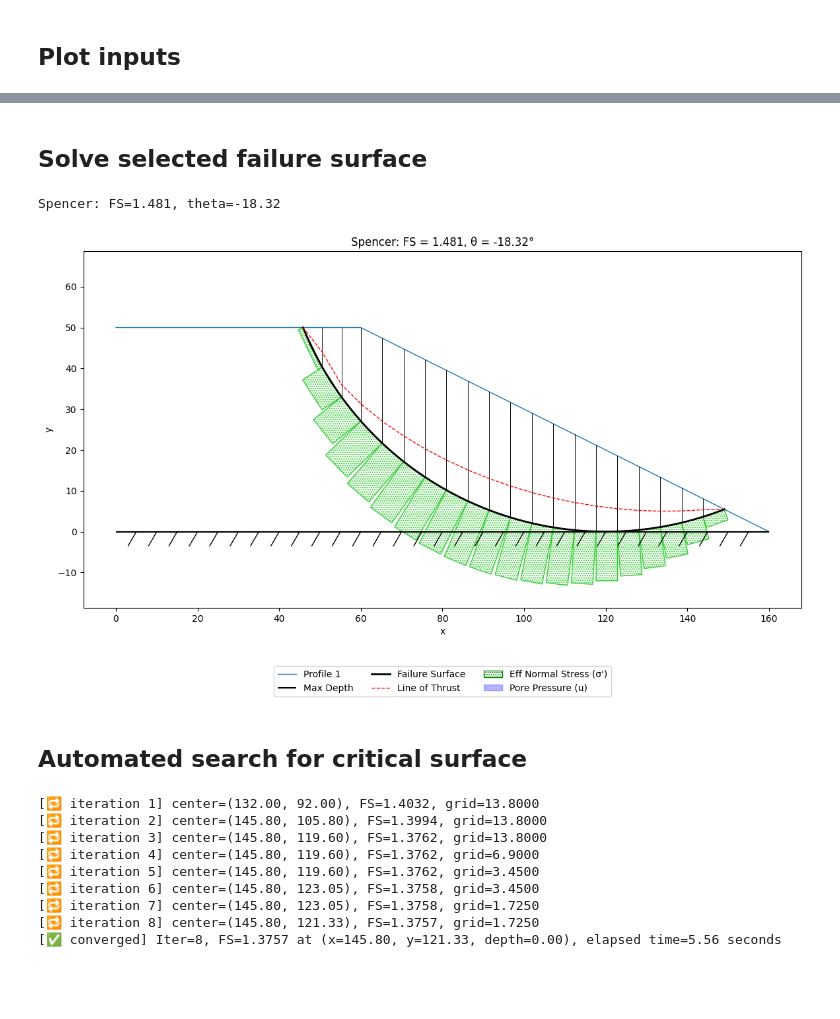
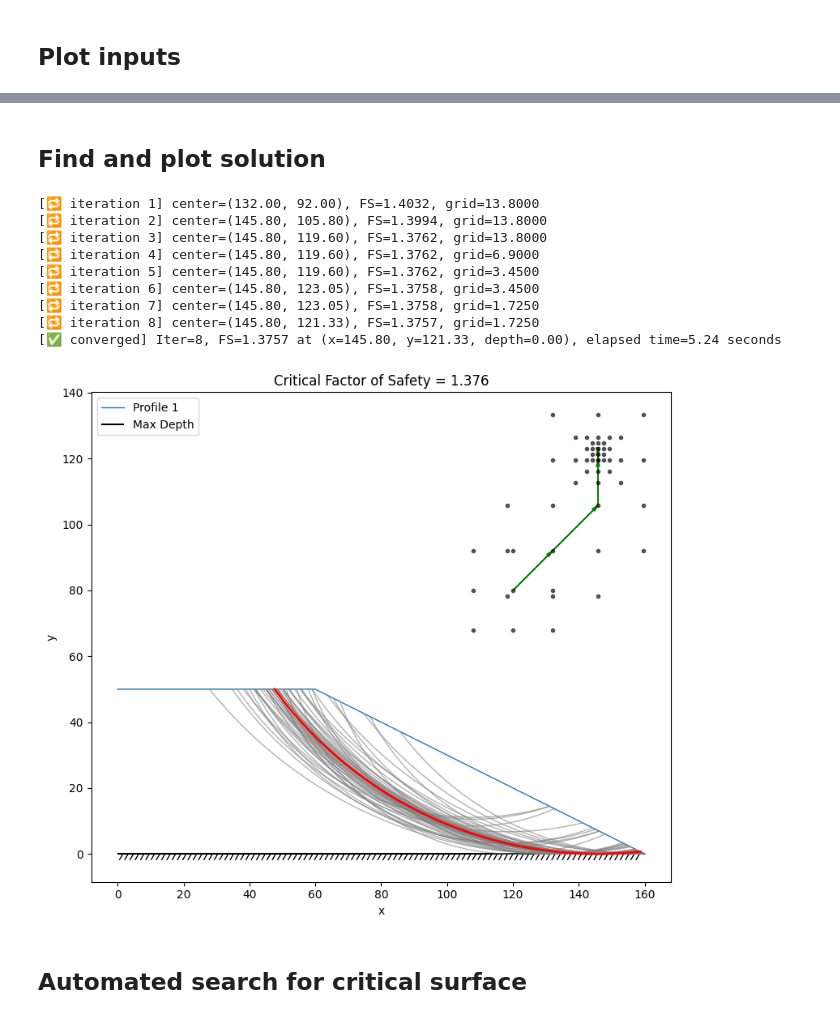
Before and after one commit to njones61/xslope, a Jupyter notebook: docs/lim_eq/xslope_lem.ipynb, the cells around one changed output, grey strips where cells are left out. Cells and saved outputs as stored; diff of their text form; code cells hidden in the pictures; blank space fills up the shorter version.

Commit message:
added new solution options

```diff
--- a/docs/lim_eq/xslope_lem.ipynb
+++ b/docs/lim_eq/xslope_lem.ipynb
@@ -38,16 +38,2 @@ Saving input_template_griffiths1_6.xlsx to input_template_griffiths1_6 (1).xlsx
 # %% [markdown]
 ## Load slope data
-# %%
-slope_data = load_slope_data(file_name)
-
-circle = slope_data['circles'][0] if slope_data['circular'] else None
-non_circ = slope_data['non_circ'] if slope_data['non_circ'] else None
-
-# Input template can contain both circular and non-circular failure surface. Edit arguments to select.
-success, result = generate_slices(slope_data, circle=circle, non_circ=None, num_slices=20)
-
-if success:
-    slice_df, failure_surface = result
-else:
-    print(result)
-    exit()
@@ -60,25 +48,45 @@ plot_inputs(slope_data)
 # %%
 # @title Select Options {"run":"auto"}
 method = "spencer" # @param ["oms","bishop","janbu","corps_engineers","lowe_karafiath","spencer"]
+num_slices = 20 # @param {"type":"integer"}
+auto_search = True # @param {"type":"boolean"}
+surface_type = "circular" # @param ["circular","non_circular"]
-# %% [markdown]
-## Solve selected failure surface
-# %%
-results = solve_selected(method, slice_df, rapid=False)
-plot_solution(slope_data, slice_df, failure_surface, results)
-# %% [output]
-Spencer: FS=1.481, theta=-18.32
-[figure, removed]
+# %% [markdown]
+## Find and plot solution
+# %%
+if surface_type == "circular":
+  circle = slope_data['circles'][0] if slope_data['circular'] else None
+  success, result = generate_slices(slope_data, circle=circle, non_circ=None, num_slices=num_slices)
+else:
+  non_circ = slope_data['non_circ'] if slope_data['non_circ'] else None
+  success, result = generate_slices(slope_data, circle=None, non_circ=non_circ, num_slices=num_slices)
+
+if success:
+    slice_df, failure_surface = result
+else:
+    print(result)
+    exit()
+
+if auto_search:
+  if surface_type == "circular":
+    fs_cache, converged, search_path = circular_search(slope_data, method, diagnostic=False)
+    plot_circular_search_results(slope_data, fs_cache, search_path)
+  else:
+    fs_cache, converged, search_path = noncircular_search(slope_data, method, diagnostic=False)
+    plot_noncircular_search_results(slope_data, fs_cache, search_path)
+else:
+  results = solve_selected(method, slice_df, rapid=False)
+  plot_solution(slope_data, slice_df, failure_surface, results)
+# %% [output]
+[🔁 iteration 1] center=(132.00, 92.00), FS=1.4032, grid=13.8000
+[🔁 iteration 2] center=(145.80, 105.80), FS=1.3994, grid=13.8000
+[🔁 iteration 3] center=(145.80, 119.60), FS=1.3762, grid=13.8000
+[🔁 iteration 4] center=(145.80, 119.60), FS=1.3762, grid=6.9000
+[🔁 iteration 5] center=(145.80, 119.60), FS=1.3762, grid=3.4500
+[🔁 iteration 6] center=(145.80, 123.05), FS=1.3758, grid=3.4500
+[🔁 iteration 7] center=(145.80, 123.05), FS=1.3758, grid=1.7250
+[🔁 iteration 8] center=(145.80, 121.33), FS=1.3757, grid=1.7250
+[✅ converged] Iter=8, FS=1.3757 at (x=145.80, y=121.33, depth=0.00), elapsed time=5.24 seconds
+[figure, added]
 # %% [markdown]
 ## Automated search for critical surface
-# %%
-fs_cache, converged, search_path = circular_search(slope_data, method, diagnostic=False)
-# %% [output]
-[🔁 iteration 1] center=(132.00, 92.00), FS=1.4032, grid=13.8000
-[🔁 iteration 2] center=(145.80, 105.80), FS=1.3994, grid=13.8000
-[🔁 iteration 3] center=(145.80, 119.60), FS=1.3762, grid=13.8000
-[🔁 iteration 4] center=(145.80, 119.60), FS=1.3762, grid=6.9000
-[🔁 iteration 5] center=(145.80, 119.60), FS=1.3762, grid=3.4500
-[🔁 iteration 6] center=(145.80, 123.05), FS=1.3758, grid=3.4500
-[🔁 iteration 7] center=(145.80, 123.05), FS=1.3758, grid=1.7250
-[🔁 iteration 8] center=(145.80, 121.33), FS=1.3757, grid=1.7250
-[✅ converged] Iter=8, FS=1.3757 at (x=145.80, y=121.33, depth=0.00), elapsed time=5.56 seconds
```
Also changed, not shown: parts of 7 cells of this notebook.
